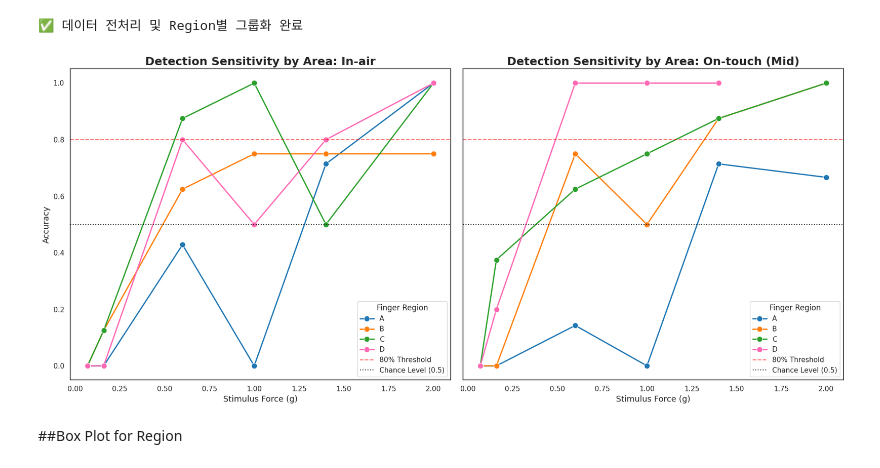
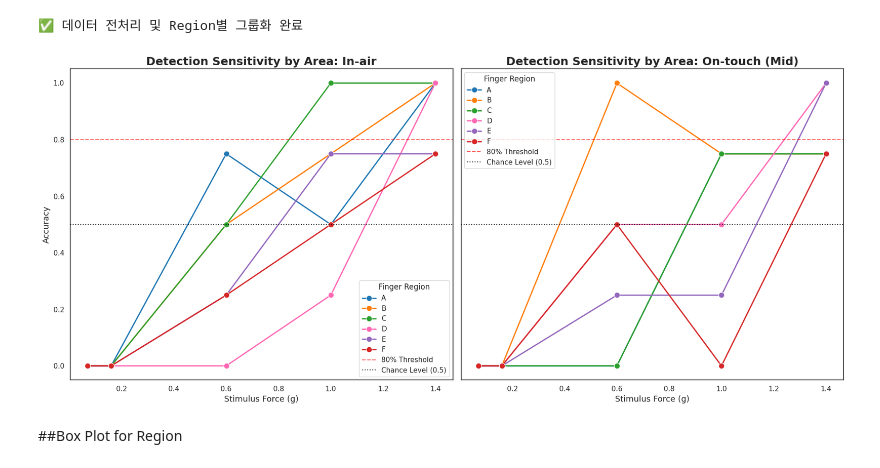
Before and after one commit to kyungeunvoyage/NailFoldExp, a Jupyter notebook: Analysis/DataAnalysis_2.ipynb, the cells around one changed output. Cells and saved outputs as stored; diff of their text form; code cells hidden in the pictures.

```diff
--- a/Analysis/DataAnalysis_2.ipynb
+++ b/Analysis/DataAnalysis_2.ipynb
@@ -11,9 +11,7 @@ sns.set_theme(style="whitegrid")
 plt.rcParams['figure.figsize'] = (15, 6)
 # %%
 # 파일 리스트 (본인의 파일명에 맞게 수정)
-file_names = ['P1_AbsoluteThresholdDetection.csv','P2_AbsoluteThresholdDetection.csv',
-              'P3_AbsoluteThresholdDetection.csv', 'P4_AbsoluteThresholdDetection.csv',
-              'P5_AbsoluteThresholdDetection.csv', 'P6_AbsoluteThresholdDetection.csv']
+file_names = ['P1_AbsoluteThresholdDetection.csv','P2_AbsoluteThresholdDetection.csv']
 data_list = []
 
 for file in file_names:
@@ -33,7 +31,7 @@ if data_list:
     df['Condition'] = df['Condition'].replace('On-touch (Hard)', 'On-touch (Mid)')
 
     # 2. 분석 대상 구역 필터링 (Area A, B, C)
-    df = df[df['Area'].isin(['A', 'B', 'C','D'])]
+    df = df[df['Area'].isin(['A', 'B', 'C','D','E','F'])]
 
     # 3. Force 문자열에서 숫자만 추출 (예: '0.07g' -> 0.07)
     # 문자열 시작 따옴표 앞에 r
@@ -173,7 +171,7 @@ if data_list:
     df = df[df['Condition'] != 'On-touch (Soft)']
 
     # 2. 분석 대상 구역 필터링 (Area A, B, C)
-    df = df[df['Area'].isin(['A', 'B', 'C','D'])]
+    df = df[df['Area'].isin(['A', 'B', 'C','D','E','F'])]
 
     # 3. Force 문자열에서 숫자만 추출 (예: '0.07g' -> 0.07)
     df['Force_Val'] = df['Force'].str.extract('(\d+\.?\d*)').astype(float)
@@ -285,9 +283,7 @@ plt.show()
 ##Region별 accuracy
 # %%
 # 1. 파일 리스트 (본인의 CSV 파일명으로 수정)
-file_names = ['P1_AbsoluteThresholdDetection.csv','P2_AbsoluteThresholdDetection.csv',
-              'P3_AbsoluteThresholdDetection.csv', 'P4_AbsoluteThresholdDetection.csv',
-              'P5_AbsoluteThresholdDetection.csv', 'P6_AbsoluteThresholdDetection.csv']
+file_names = ['P1_AbsoluteThresholdDetection.csv','P2_AbsoluteThresholdDetection.csv']
 df_list = []
 
 for f in file_names:
@@ -305,7 +301,7 @@ df['Condition'] = df['Condition'].replace('On-touch (Hard)', 'On-touch (Mid)')
 
 df = df[df['Condition'] != 'On-touch (Soft)']
 
-df = df[df['Area'].isin(['A', 'B', 'C','D'])]
+df = df[df['Area'].isin(['A', 'B', 'C','D','E','F'])]
 # '0.07g' 문자열에서 숫자만 추출
 df['Force_Val'] = df['Force'].str.extract(r'(\d+\.?\d*)').astype(float)
 
@@ -321,39 +317,40 @@ fig, axes = plt.subplots(1, 2, figsize=(18, 8), sharey=True)
 
 conditions = ['In-air', 'On-touch (Mid)']
 # 구역별 색상 고정 (A: 청색, B: 황색, C: 녹색, D:핑크)
-colors = {"A": "#1f77b4", "B": "#ff7f0e", "C": "#2ca02c", "D": "#FF69B4"}
+colors = {"A": "#1f77b4", "B": "#ff7f0e", "C": "#2ca02c", "D": "#FF69B4","E" : "#9467bd", "F": "#d62728"}
+
 
 for i, cond in enumerate(conditions):
     cond_data = region_acc[region_acc['Condition'] == cond]
 
     # Area별로 선을 따로 그림
     sns.lineplot(
         ax=axes[i],
         data=cond_data,
         x='Force_Val',
         y='IsCorrect',
         hue='Area',
-        hue_order=['A', 'B', 'C','D'],
+        hue_order=['A', 'B', 'C','D','E','F'],
         palette=colors,
         marker='o',
         linewidth=2,
         markersize=9
     )
 
     # 기준선 추가 (80% 역치 및 50% 찍기 수준)
     axes[i].axhline(0.8, color='red', linestyle='--', alpha=0.6, label='80% Threshold')
     axes[i].axhline(0.5, color='black', linestyle=':', alpha=0.8, label='Chance Level (0.5)')
 
     axes[i].set_title(f'Detection Sensitivity by Area: {cond}', fontsize=18, fontweight='bold')
     axes[i].set_xlabel('Stimulus Force (g)', fontsize=13)
     axes[i].set_ylabel('Accuracy', fontsize=13)
     axes[i].set_ylim(-0.05, 1.05)
     axes[i].legend(title="Finger Region", fontsize=11)
 
 plt.tight_layout()
 plt.show()
 # %% [output]
-[figure, old version]
+[figure, new version]
 # %% [markdown]
 ##Box Plot for Region
 # %%
```
Also changed, not shown: parts of 9 cells of this notebook.
